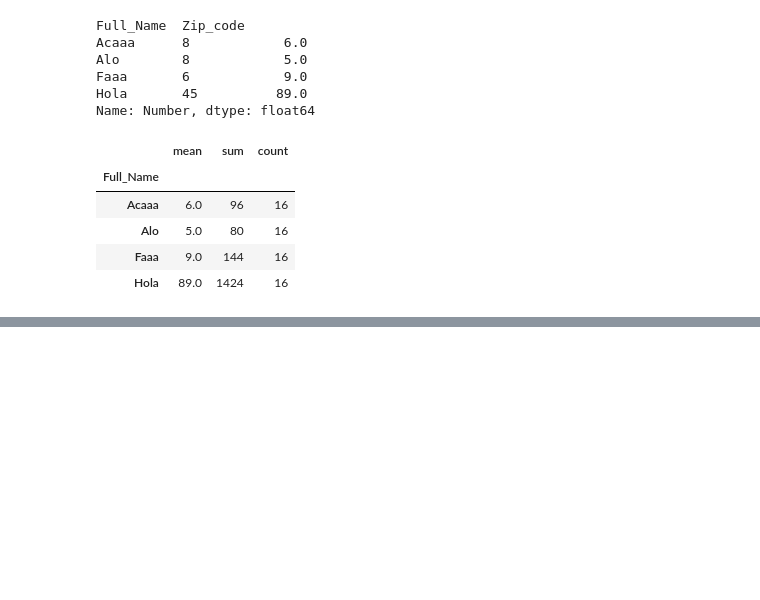
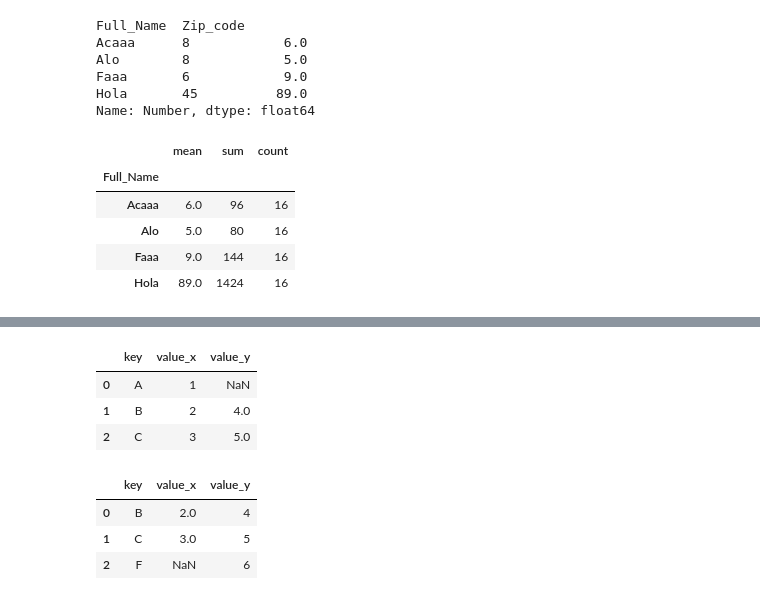
Before and after one commit to BrayanFlores21/python_ml_course, a Jupyter notebook: 10. Data Analysis/10.3-analysis.ipynb, the cells around one changed output, grey strips where cells are left out. Cells and saved outputs as stored; diff of their text form; code cells hidden in the pictures; blank space fills up the shorter version.

```diff
--- a/10. Data Analysis/10.3-analysis.ipynb
+++ b/10. Data Analysis/10.3-analysis.ipynb
@@ -186,0 +222,14 @@ grouped_agg
+# %%
+pd.merge(df1,df2,on="key",how="left")
+# %% [output]
+|  | key | value_x | value_y |
+| 0 | A | 1 | NaN |
+| 1 | B | 2 | 4.0 |
+| 2 | C | 3 | 5.0 |
+# %%
+pd.merge(df1,df2,on="key",how="right")
+# %% [output]
+|  | key | value_x | value_y |
+| 0 | B | 2.0 | 4 |
+| 1 | C | 3.0 | 5 |
+| 2 | F | NaN | 6 |
```
Also changed, not shown: parts of 6 cells of this notebook.
